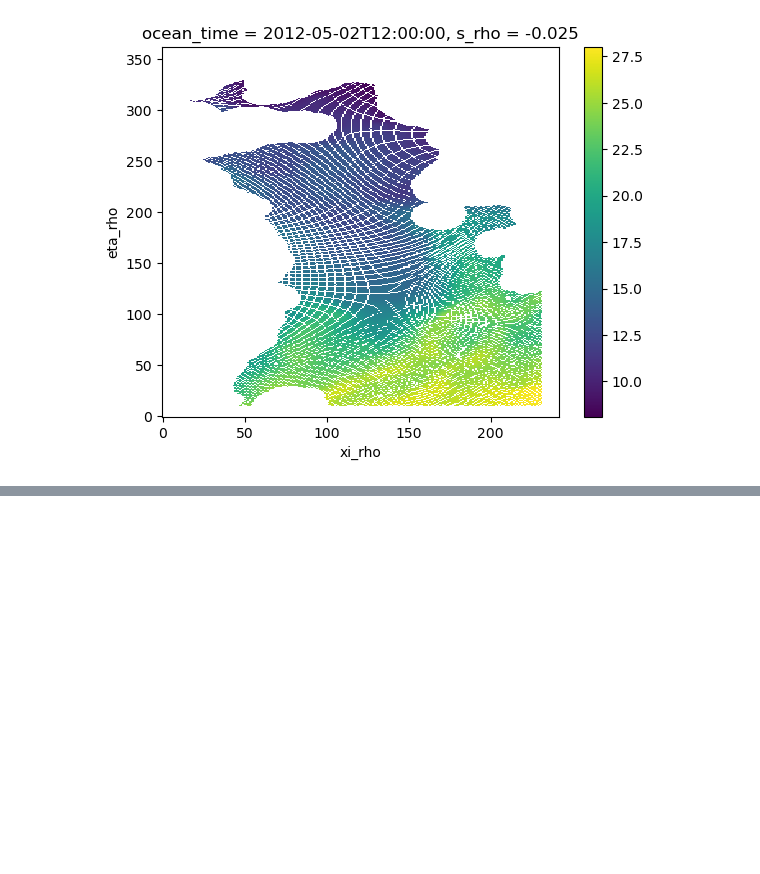
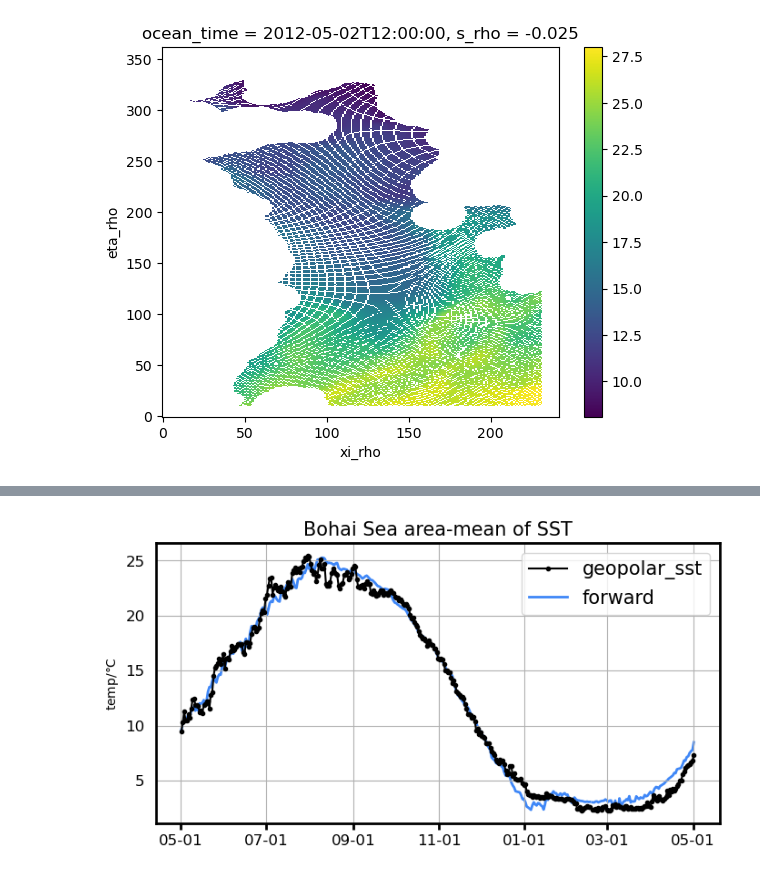
Before and after one commit to ycharlieli/i4dvar_analysis, a Jupyter notebook: validation/dasst_surface_validation.ipynb, the cells around one changed output, grey strips where cells are left out. Saved outputs shown, nothing was run; the diff lists cells and outputs as text; code cells hidden in the pictures; blank space fills up the shorter version.

```diff
--- a/validation/dasst_surface_validation.ipynb
+++ b/validation/dasst_surface_validation.ipynb
@@ -1024,12 +1030,16 @@ for iarea in ['bh','ys','cre']:
     # calculating posterior
     post_areamean[iarea] = post_data.isel(eta_rho=area_range[iarea]['eta_range'],
                                  xi_rho=area_range[iarea]['xi_range']).mean(axis=(1,2)).compute()
+# %%
+for iarea in ['bh','ys','cre']:
+    fwd_areamean[iarea] = fwd_areamean[iarea].where(~np.isnan(Obs_areamean[iarea]),np.nan)
+    post_areamean[iarea] = post_areamean[iarea].where(~np.isnan(Obs_areamean[iarea]),np.nan)
 # %%
 fwd_data.lon_rho.isel(eta_rho=area_range[iarea]['eta_range'],
                                  xi_rho=area_range[iarea]['xi_range']).data.compute()
 # %%
 # area configuration
-area = 'ys'
+area = 'bh'
 
 if area == 'bh':
 
@@ -1052,37 +1062,39 @@ from matplotlib.dates import DateFormatter, DayLocator
 my_palette = sns.color_palette(my_div_color[5:-5])
 # plt.rcParams['font.size'] = 20
 # my_palette = sns.diverging_palette(250, 20, l=65, center="light")
 # plt.style.use('seaborn')
 # plt.style.use('seaborn-whitegrid')
 plt.style.use('default')
 plt.close('all')
 fig,ax = plt.subplots( figsize = (8,4),)
 for bnd in ax.spines.keys():
     ax.spines[bnd].set_linewidth('2')
 lo1, =ax.plot(Obs_areamean[area].ocean_time,Obs_areamean[area].data,
             color='k',marker='.',
             label='geopolar_sst',zorder=2)
 
 ax.plot(fwd_areamean[area].ocean_time,fwd_areamean[area].data,
-        color=my_palette[-1],
-            label='forward',
+        color=my_palette[0],
+            label='forward',linewidth=2,
         zorder=1
            )
 
 # ax.plot(prior_areamean.ocean_time,prior_areamean.data,
 #         color=my_palette[7],
 #        label='prior',
 #        zorder=1)
 
 
-# ax.plot(post_areamean.ocean_time,post_areamean.data,
-#         color=my_palette[0],
-#        label='posterior',
-#        zorder=1)
+# ax.plot(post_areamean[area].ocean_time,post_areamean[area].data,
+#         color=my_palette[-1],
+#        label='da_sst',linewidth=2,
+#        zorder=3)
 ax.grid()
 ax.legend(loc='upper right',fontsize=15)
 ax.set_title('%s area-mean of SST'%(fullname),fontsize=15)
 ax.set_ylabel('temp/$\degree$C')
 ax.tick_params(direction = 'out',width =2,length=5, labelsize = 12,top = 0, right = 0,left=0)
 ax.xaxis.set_major_formatter(DateFormatter('%m-%d'))
-# plt.savefig('./fig_timeseries/%s_areamean.jpeg'%(area),bbox_inches='tight',dpi=400)
+plt.savefig('./fig_timeseries/%s_areamean.jpeg'%(area),bbox_inches='tight',dpi=400)
+# %% [output]
+[figure, added]
```
Also changed, not shown: parts of 25 cells of this notebook, 13 other files.
